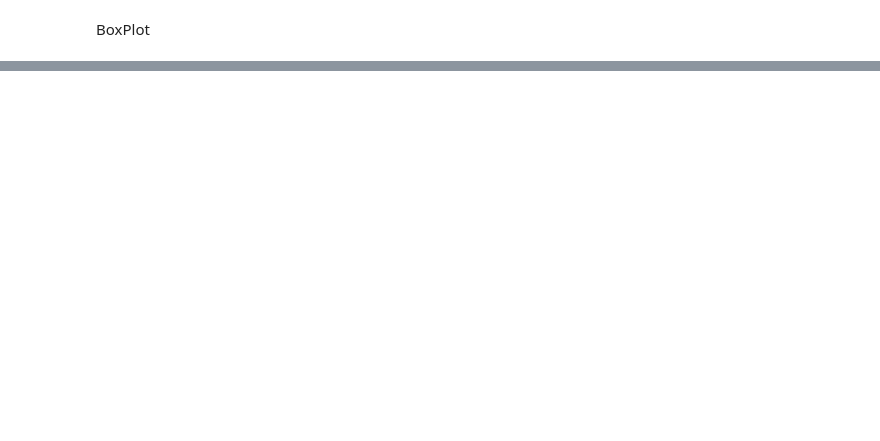
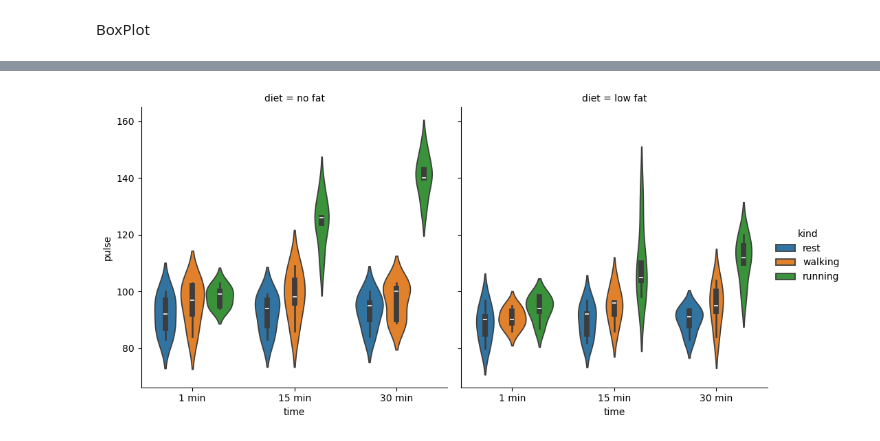
Before and after one commit to iampandiyan/BivariateAnalysis, a Jupyter notebook: Seaborn.ipynb, the cells around one changed output, grey strips where cells are left out. Cells and saved outputs as stored; diff of their text form; code cells hidden in the pictures; blank space fills up the shorter version.

```diff
--- a/Seaborn.ipynb
+++ b/Seaborn.ipynb
@@ -242,0 +264,4 @@ sb.boxplot(data=dataset,orient='h')
+# %%
+excerciseDataset=sb.load_dataset('exercise')
+
+excerciseDataset
@@ -242,0 +282,6 @@ sb.boxplot(data=dataset,orient='h')
+# %%
+sb.catplot(x='time', y='pulse',hue='kind', kind='violin', col='diet', data=excerciseDataset)
+plt.show()
+#Density and box plot:
+# %% [output]
+[figure, added]
```
Also changed, not shown: parts of 24 cells of this notebook.
